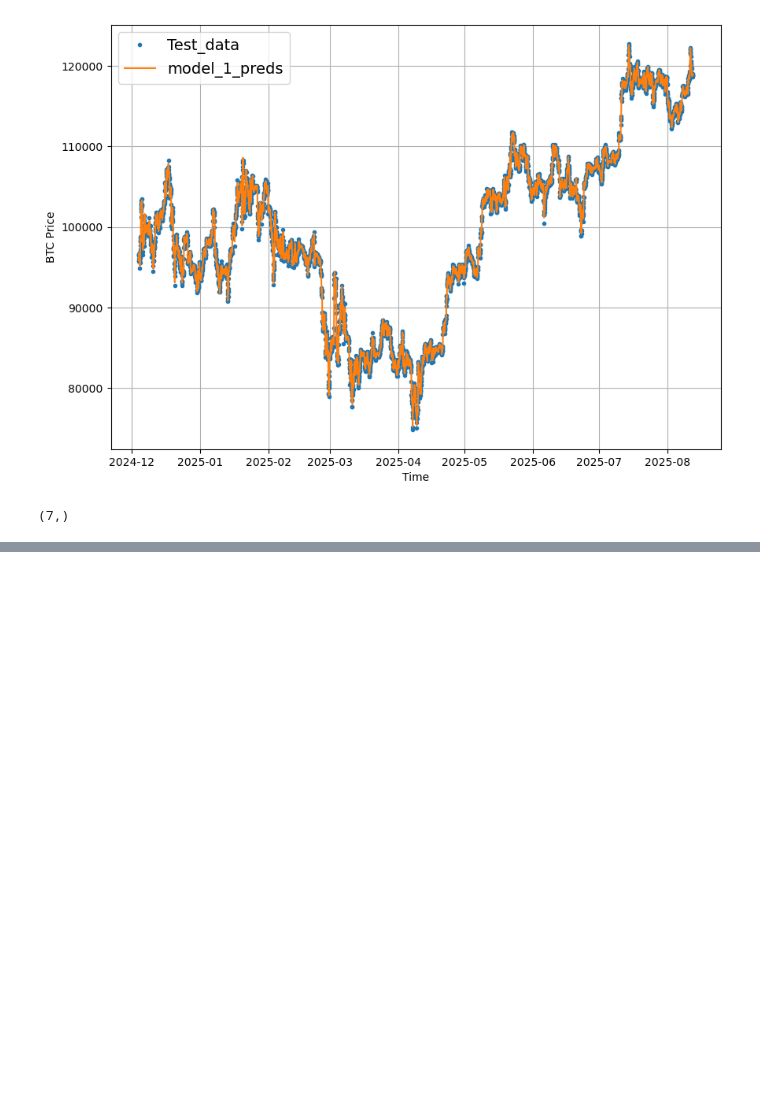
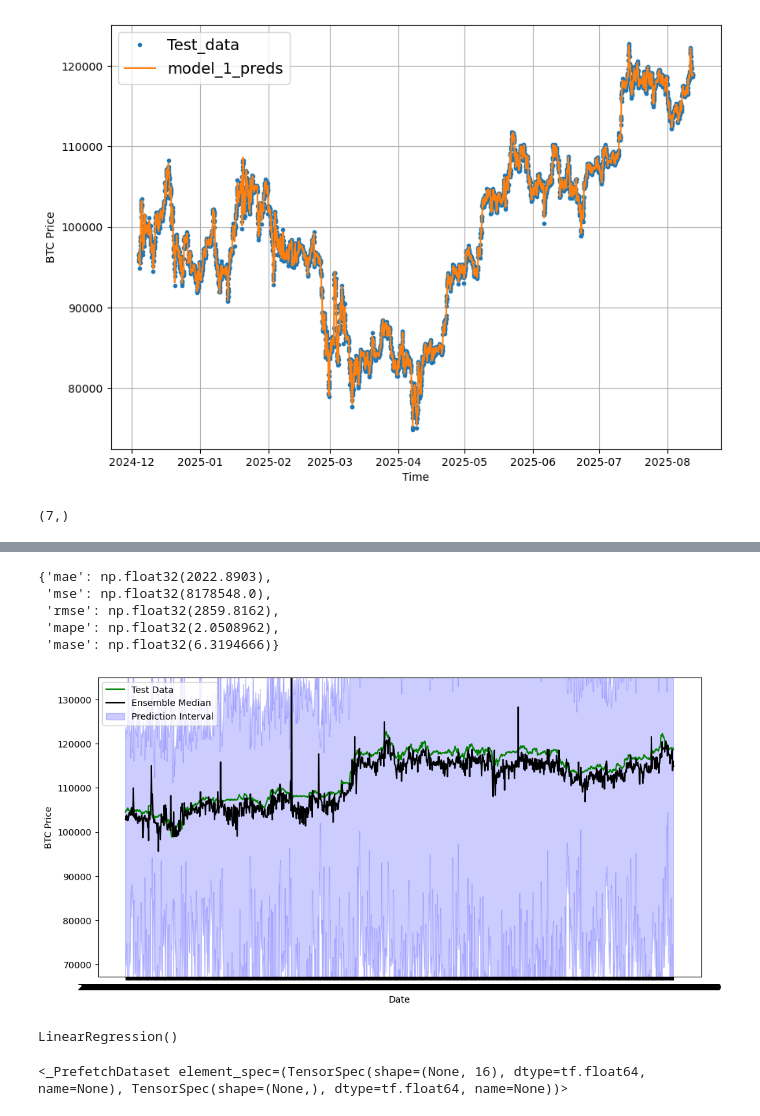
Before and after one commit to Atreus76/Bitcoin-Price-Prediction, a Jupyter notebook: src/train_model.ipynb, the cells around one changed output, grey strips where cells are left out. Drawn from its saved outputs; the diff is of its cells as text; code cells hidden in the pictures; blank space fills up the shorter version.

Commit message:
Try different models

```diff
--- a/src/train_model.ipynb
+++ b/src/train_model.ipynb
@@ -421,0 +438,2 @@ train_windows[0].shape # trả về (WINDOW_SIZE, )
+# %%
+multi_data.drop(columns=['open', 'high', 'low', 'close_time'], inplace=True)
@@ -421,0 +591,5 @@ train_windows[0].shape # trả về (WINDOW_SIZE, )
+# %%
+%%time
+# Nhận danh sách các ensemble model được huấn luyện
+ensemble_models = get_ensemble_models(num_iter=5,
+                                      num_epochs=1000)
@@ -421,0 +622,5 @@ train_windows[0].shape # trả về (WINDOW_SIZE, )
+# %%
+# Tạo danh sách các dự đoán ensemble
+ensemble_preds = make_ensemble_preds(ensemble_models=ensemble_models,
+                                     data=test_dataset)
+ensemble_preds
@@ -421,0 +659,52 @@ train_windows[0].shape # trả về (WINDOW_SIZE, )
+# %%
+# Đánh giá các dự đoán của ensemble model
+ensemble_results = evaluate_preds(y_true=y_test,
+                                  y_pred=np.median(ensemble_preds, axis=0)) # lấy median trên tất cả các dự đoán ensemble
+ensemble_results
+# %% [output]
+{'mae': np.float32(2022.8903),
+ 'mse': np.float32(8178548.0),
+ 'rmse': np.float32(2859.8162),
+ 'mape': np.float32(2.0508962),
+ 'mase': np.float32(6.3194666)}
+# %%
+# Tìm giới hạn trên và giới hạn dưới của các ensemble prediction
+def get_upper_lower(preds): # 1. Lấy dự đoán của nhiều mạng nơ-ron học sâu được khởi tạo ngẫu nhiên
+
+  # 2. Đo độ lệch chuẩn của các dự đoán
+  std = tf.math.reduce_std(preds, axis=0)
+
+  # 3. Nhân độ lệch chuẩn với 1.96
+  interval = 1.96 * std # https://en.wikipedia.org/wiki/1.96
+
+  # 4. Lấy giới hạn trên và giới hạn dưới của khoảng thời gian dự đoán
+  preds_mean = tf.reduce_mean(preds, axis=0)
+  lower, upper = preds_mean - interval, preds_mean + interval
+  return lower, upper
+
+# Lấy giới hạn trên và giới hạn dưới của 95%
+lower, upper = get_upper_lower(preds=ensemble_preds)
+# %%
+# Nhận các giá trị median của các ensemble preds
+ensemble_median = np.median(ensemble_preds, axis=0)
+
+# Vẽ đồ thị median của các ensemble preds cùng với các khoảng thời gian dự đoán (trong đó các dự đoán nằm giữa)
+offset = 5000
+plt.figure(figsize=(12,6))
+plt.plot(X_test.index[offset:], y_test[offset:], "g", label="Test Data")
+plt.plot(X_test.index[offset:], ensemble_median[offset:], "k-", label="Ensemble Median")
+plt.fill_between(X_test.index[offset:], lower[offset:], upper[offset:], alpha=0.2, color="blue", label="Prediction Interval")
+
+plt.xlabel("Date")
+plt.ylabel("BTC Price")
+plt.legend(loc="upper left")
+plt.ylim([y_test.min()*0.9, y_test.max()*1.1])  # zoom y-axis to actual range
+plt.show()
+# %% [output]
+[figure, added]
+# %%
+from sklearn.linear_model import LinearRegression
+lr = LinearRegression()
+lr.fit(X_train, y_train)
+# %% [output]
+LinearRegression()
@@ -421,0 +717,15 @@ train_windows[0].shape # trả về (WINDOW_SIZE, )
+# %%
+# 1. Biến X và y thành các tensor Dataset
+features_dataset_all = tf.data.Dataset.from_tensor_slices(X_all)
+labels_dataset_all = tf.data.Dataset.from_tensor_slices(y_all)
+
+# 2. Kết hợp các đặc trưng & nhãn
+dataset_all = tf.data.Dataset.zip((features_dataset_all, labels_dataset_all))
+
+# 3. Batch và prefetch cho để tối ưu chất lượng
+BATCH_SIZE = 1024 # lấy từ Appendix D trong tài liệu N-BEATS
+dataset_all = dataset_all.batch(BATCH_SIZE).prefetch(tf.data.AUTOTUNE)
+
+dataset_all
+# %% [output]
+<_PrefetchDataset element_spec=(TensorSpec(shape=(None, 16), dtype=tf.float64, name=None), TensorSpec(shape=(None,), dtype=tf.float64, name=None))>
```
Also changed, not shown: parts of 23 cells of this notebook, 1 other file.
